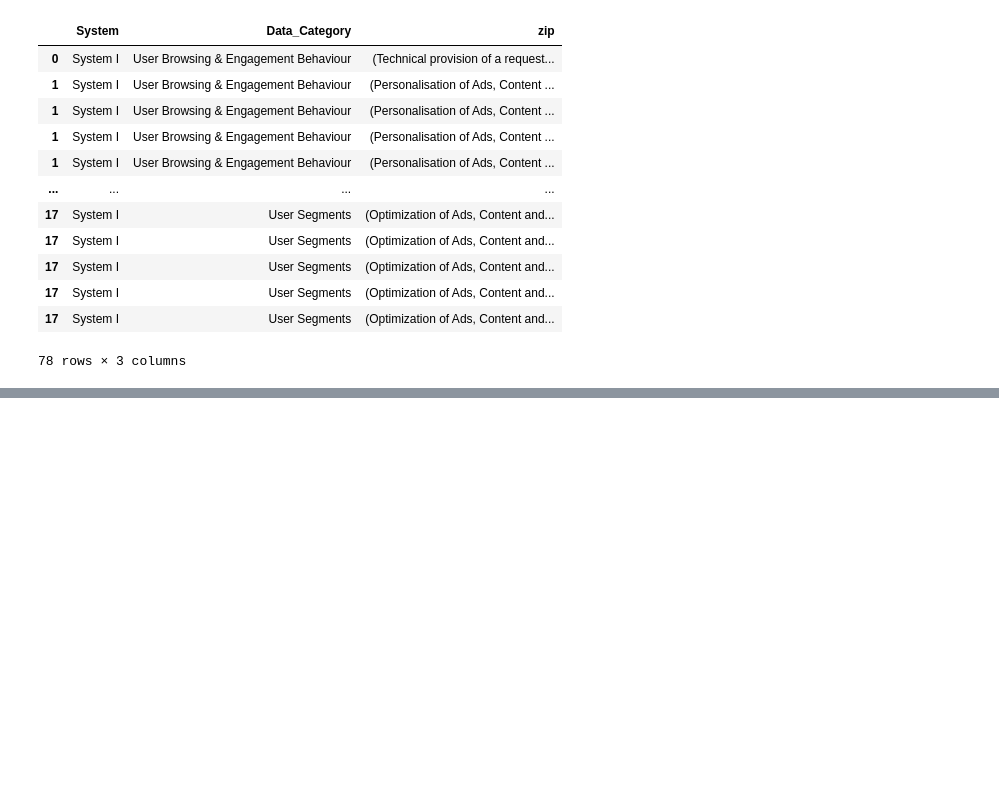
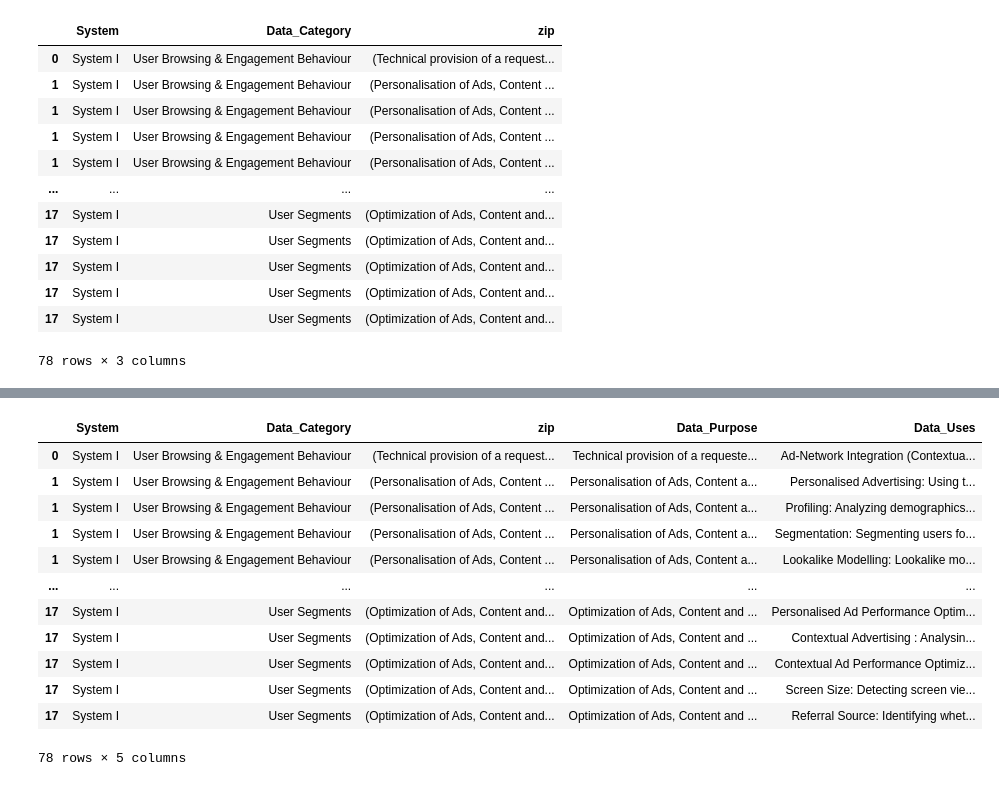
Before and after one commit to flohaha/Colab_Better_Rop, a Jupyter notebook: ROPA.ipynb, the cells around one changed output, grey strips where cells are left out. Cells and saved outputs as stored; diff of their text form; code cells hidden in the pictures; blank space fills up the shorter version.

```diff
--- a/ROPA.ipynb
+++ b/ROPA.ipynb
@@ -474,5 +447,20 @@ len(df_merged_sample_zip_explode)
 # %%
-df_merged_sample_zip_explode['Data_Purpose_zip'] = df_merged_sample_zip_explode['zip'].apply(lambda x:x[0])
-df_merged_sample_zip_explode['Data_Uses_zip'] = df_merged_sample_zip_explode['zip'].apply(lambda x:x[1])
+df_merged_sample_zip_fin_explode['Data_Purpose'] = df_merged_sample_zip_fin_explode['zip'].apply(lambda x: x[0] )
 
-df_merged_sample_zip_explode
+df_merged_sample_zip_fin_explode['Data_Uses'] = df_merged_sample_zip_fin_explode['zip'].apply(lambda x: x[1] )
+
+df_merged_sample_zip_fin_explode
+# %% [output]
+|  | System | Data_Category | zip | Data_Purpose | Data_Uses |
+| 0 | System I | User Browsing & Engagement Behaviour | (Technical provision of a request... | Technical provision of a requeste... | Ad-Network Integration (Contextua... |
+| 1 | System I | User Browsing & Engagement Behaviour | (Personalisation of Ads, Content ... | Personalisation of Ads, Content a... | Personalised Advertising: Using t... |
+| 1 | System I | User Browsing & Engagement Behaviour | (Personalisation of Ads, Content ... | Personalisation of Ads, Content a... | Profiling: Analyzing demographics... |
+| 1 | System I | User Browsing & Engagement Behaviour | (Personalisation of Ads, Content ... | Personalisation of Ads, Content a... | Segmentation: Segmenting users fo... |
+| 1 | System I | User Browsing & Engagement Behaviour | (Personalisation of Ads, Content ... | Personalisation of Ads, Content a... | Lookalike Modelling: Lookalike mo... |
+| ... | ... | ... | ... | ... | ... |
+| 17 | System I | User Segments | (Optimization of Ads, Content and... | Optimization of Ads, Content and ... | Personalised Ad Performance Optim... |
+| 17 | System I | User Segments | (Optimization of Ads, Content and... | Optimization of Ads, Content and ... | Contextual Advertising : Analysin... |
+| 17 | System I | User Segments | (Optimization of Ads, Content and... | Optimization of Ads, Content and ... | Contextual Ad Performance Optimiz... |
+| 17 | System I | User Segments | (Optimization of Ads, Content and... | Optimization of Ads, Content and ... | Screen Size: Detecting screen vie... |
+| 17 | System I | User Segments | (Optimization of Ads, Content and... | Optimization of Ads, Content and ... | Referral Source: Identifying whet... |
+78 rows × 5 columns
```
Also changed, not shown: parts of 19 cells of this notebook.
